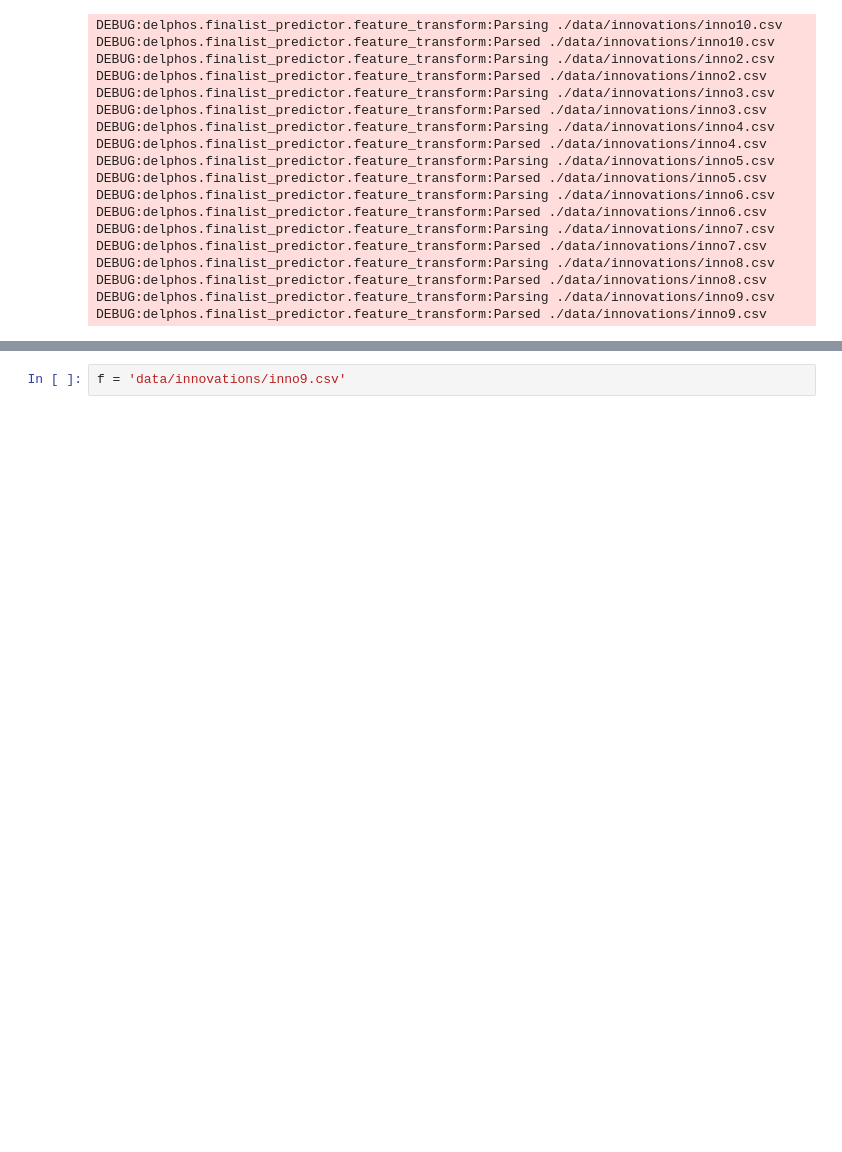
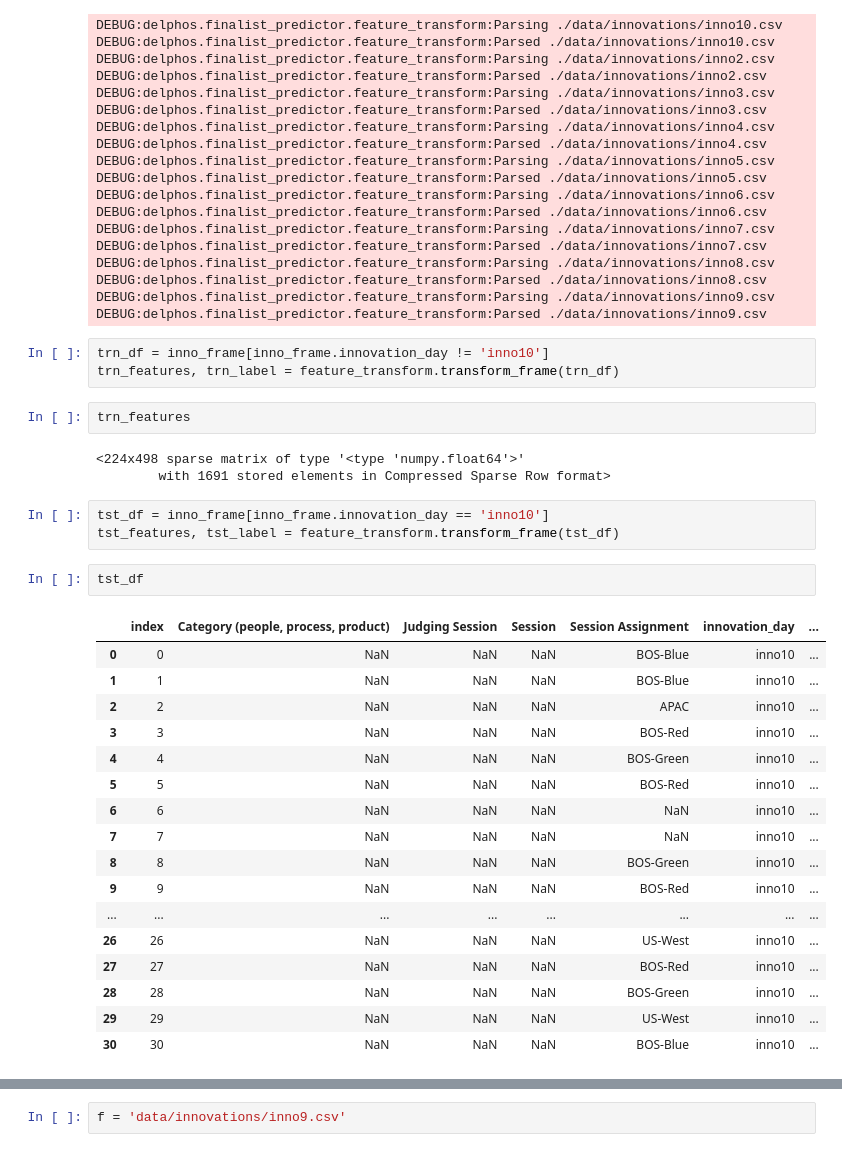
Before and after one commit to sshegheva/delphos, a Jupyter notebook: notebooks/delphos-predictor.ipynb, the cells around one changed output, grey strips where cells are left out. Cells and saved outputs as stored; diff of their text form; blank space fills up the shorter version.

Commit message:
cleaning data transformation

```diff
--- a/notebooks/delphos-predictor.ipynb
+++ b/notebooks/delphos-predictor.ipynb
@@ -33,3 +33,34 @@ DEBUG:delphos.finalist_predictor.feature_transform:Parsing ./data/innovations/in
 DEBUG:delphos.finalist_predictor.feature_transform:Parsed ./data/innovations/inno8.csv
 DEBUG:delphos.finalist_predictor.feature_transform:Parsing ./data/innovations/inno9.csv
 DEBUG:delphos.finalist_predictor.feature_transform:Parsed ./data/innovations/inno9.csv
+# %%
+trn_df = inno_frame[inno_frame.innovation_day != 'inno10']
+trn_features, trn_label = feature_transform.transform_frame(trn_df)
+# %%
+trn_features
+# %% [output]
+<224x498 sparse matrix of type '<type 'numpy.float64'>'
+        with 1691 stored elements in Compressed Sparse Row format>
+# %%
+tst_df = inno_frame[inno_frame.innovation_day == 'inno10']
+tst_features, tst_label = feature_transform.transform_frame(tst_df)
+# %%
+tst_df
+# %% [output]
+|  | index | Category (people, process, product) | Judging Session | Session | Session Assignment | innovation_day | ... |
+| 0 | 0 | NaN | NaN | NaN | BOS-Blue | inno10 | ... |
+| 1 | 1 | NaN | NaN | NaN | BOS-Blue | inno10 | ... |
+| 2 | 2 | NaN | NaN | NaN | APAC | inno10 | ... |
+| 3 | 3 | NaN | NaN | NaN | BOS-Red | inno10 | ... |
+| 4 | 4 | NaN | NaN | NaN | BOS-Green | inno10 | ... |
+| 5 | 5 | NaN | NaN | NaN | BOS-Red | inno10 | ... |
+| 6 | 6 | NaN | NaN | NaN | NaN | inno10 | ... |
+| 7 | 7 | NaN | NaN | NaN | NaN | inno10 | ... |
+| 8 | 8 | NaN | NaN | NaN | BOS-Green | inno10 | ... |
+| 9 | 9 | NaN | NaN | NaN | BOS-Red | inno10 | ... |
+| ... | ... | ... | ... | ... | ... | ... | ... |
+| 26 | 26 | NaN | NaN | NaN | US-West | inno10 | ... |
+| 27 | 27 | NaN | NaN | NaN | BOS-Red | inno10 | ... |
+| 28 | 28 | NaN | NaN | NaN | BOS-Green | inno10 | ... |
+| 29 | 29 | NaN | NaN | NaN | US-West | inno10 | ... |
+| 30 | 30 | NaN | NaN | NaN | BOS-Blue | inno10 | ... |
```
Also changed, not shown: parts of 19 cells of this notebook, 1 other file.
